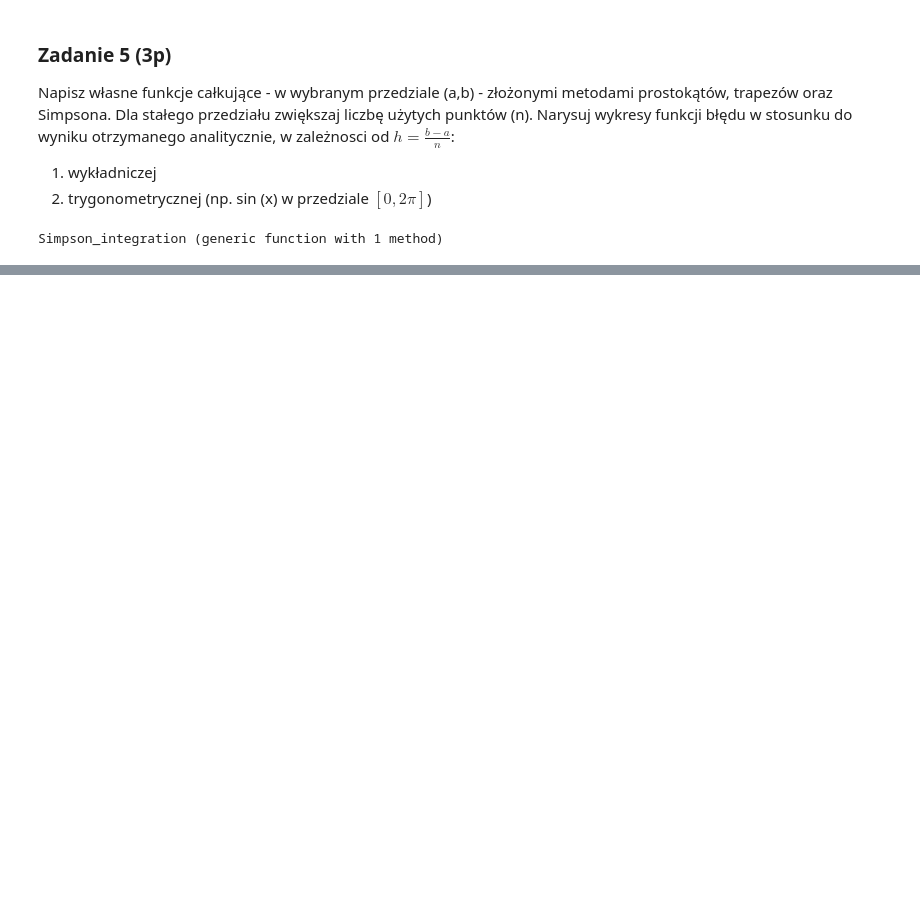
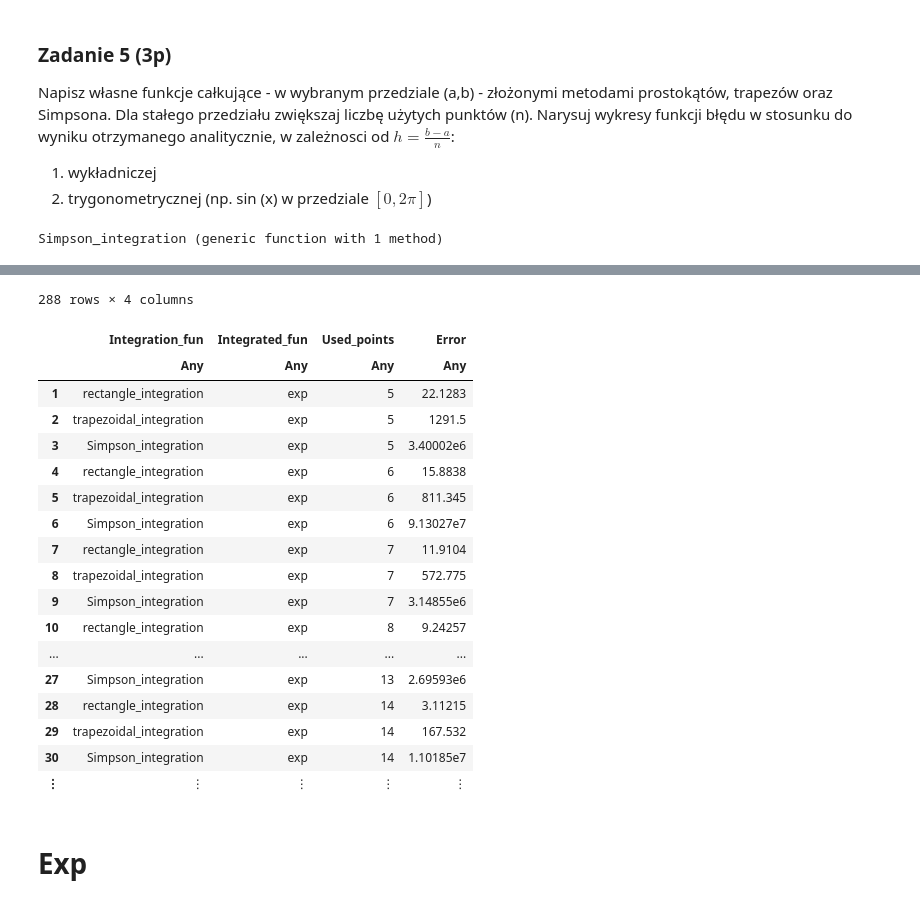
Before and after one commit to DanyKrk/mownit, a Jupyter notebook: lab7/Mownit_Lab7DK.ipynb, the cells around one changed output, grey strips where cells are left out. Drawn from its saved outputs; the diff is of its cells as text; code cells hidden in the pictures; blank space fills up the shorter version.

```diff
--- a/lab7/Mownit_Lab7DK.ipynb
+++ b/lab7/Mownit_Lab7DK.ipynb
@@ -354,0 +394,50 @@ end
+# %%
+integration_fun = []
+integrated_fun = []
+used_points = []
+error = []
+
+for i in 5:100
+    push!(integration_fun, "rectangle_integration")
+    push!(used_points, i)
+    push!(error, abs(rectangle_integration(exp, -5, 5, i) - 148.41))
+    push!(integrated_fun, "exp")
+
+
+    push!(integration_fun, "trapezoidal_integration")
+    push!(used_points, i)
+    push!(error, abs(trapezoidal_integration(exp, -5, 5, i) - 148.41))
+    push!(integrated_fun, "exp")
+
+
+
+    push!(integration_fun, "Simpson_integration")
+    push!(used_points, i)
+    push!(error, abs(Simpson_integration(exp, -5, 5, i) - 148.41))
+    push!(integrated_fun, "exp")
+
+end
+# %%
+exp_data_frame = DataFrame(Integration_fun = integration_fun, Integrated_fun = integrated_fun, Used_points = used_points, Error = error)
+# %% [output]
+288 rows × 4 columns
+|  | Integration_fun | Integrated_fun | Used_points | Error |
+|  | Any | Any | Any | Any |
+| 1 | rectangle_integration | exp | 5 | 22.1283 |
+| 2 | trapezoidal_integration | exp | 5 | 1291.5 |
+| 3 | Simpson_integration | exp | 5 | 3.40002e6 |
+| 4 | rectangle_integration | exp | 6 | 15.8838 |
+| 5 | trapezoidal_integration | exp | 6 | 811.345 |
+| 6 | Simpson_integration | exp | 6 | 9.13027e7 |
+| 7 | rectangle_integration | exp | 7 | 11.9104 |
+| 8 | trapezoidal_integration | exp | 7 | 572.775 |
+| 9 | Simpson_integration | exp | 7 | 3.14855e6 |
+| 10 | rectangle_integration | exp | 8 | 9.24257 |
+| ... | ... | ... | ... | ... |
+| 27 | Simpson_integration | exp | 13 | 2.69593e6 |
+| 28 | rectangle_integration | exp | 14 | 3.11215 |
+| 29 | trapezoidal_integration | exp | 14 | 167.532 |
+| 30 | Simpson_integration | exp | 14 | 1.10185e7 |
+| ⋮ | ⋮ | ⋮ | ⋮ | ⋮ |
+# %% [markdown]
+# Exp
```
Also changed, not shown: parts of 10 cells of this notebook.
